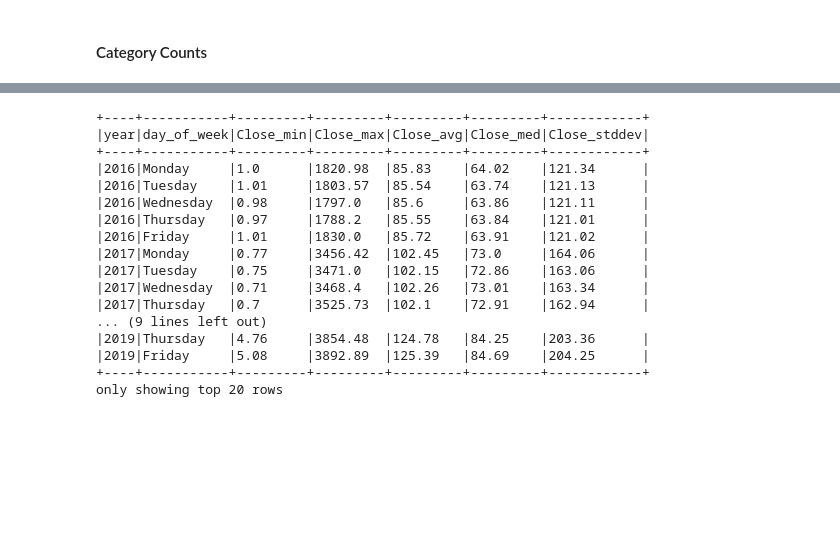
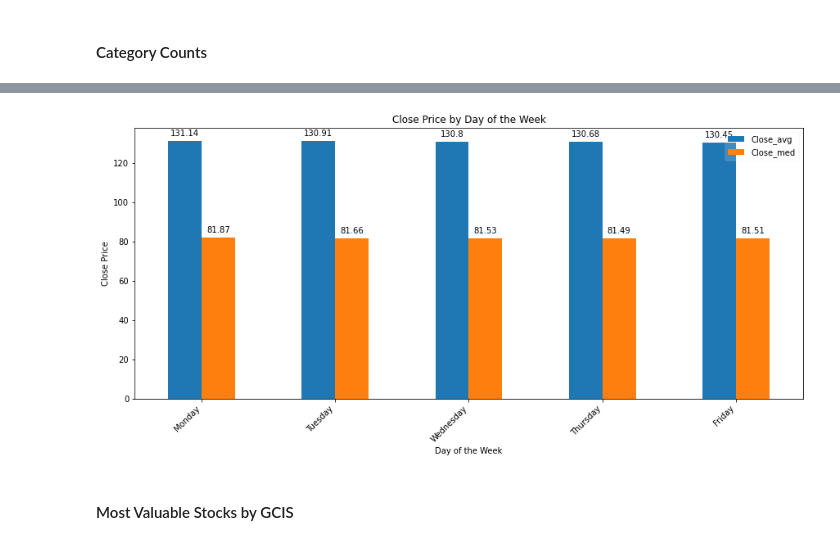
Before and after one commit to carlosmonsivais123/PySpark-SP500-Portfolio-Optimization, a Jupyter notebook: stock_eda.ipynb, the cells around one changed output, grey strips where cells are left out. Drawn from its saved outputs; the diff is of its cells as text; code cells hidden in the pictures; blank space fills up the shorter version.

```diff
--- a/stock_eda.ipynb
+++ b/stock_eda.ipynb
@@ -287,31 +311,39 @@ Distinct GICS Sector Count: 11, which includes:
 # %%
-stock_df_new.groupBy('year', 'day_of_week')\
+best_time_to_buy = stock_df_new.groupBy('day_of_week')\
 .agg(F.round(min('Close'), 2).alias('Close_min'),
      F.round(max('Close'), 2).alias('Close_max'),
      F.round(avg('Close'), 2).alias('Close_avg'),
      F.round(F.percentile_approx("Close", 0.5), 2).alias("Close_med"),
      F.round(stddev('Close'), 2).alias('Close_stddev'))\
-.orderBy('year',
-         when(col("day_of_week") == "Monday", 1)\
+.orderBy(when(col("day_of_week") == "Monday", 1)\
          .when(col("day_of_week") == "Tuesday", 2)\
          .when(col("day_of_week") == "Wednesday", 3)\
          .when(col("day_of_week") == "Thursday", 4)\
-         .when(col("day_of_week") == "Friday", 5)).show(truncate=False)
+         .when(col("day_of_week") == "Friday", 5))
-# %% [output]
-+----+-----------+---------+---------+---------+---------+------------+
-|year|day_of_week|Close_min|Close_max|Close_avg|Close_med|Close_stddev|
-+----+-----------+---------+---------+---------+---------+------------+
-|2016|Monday     |1.0      |1820.98  |85.83    |64.02    |121.34      |
-|2016|Tuesday    |1.01     |1803.57  |85.54    |63.74    |121.13      |
-|2016|Wednesday  |0.98     |1797.0   |85.6     |63.86    |121.11      |
-|2016|Thursday   |0.97     |1788.2   |85.55    |63.84    |121.01      |
-|2016|Friday     |1.01     |1830.0   |85.72    |63.91    |121.02      |
-|2017|Monday     |0.77     |3456.42  |102.45   |73.0     |164.06      |
-|2017|Tuesday    |0.75     |3471.0   |102.15   |72.86    |163.06      |
-|2017|Wednesday  |0.71     |3468.4   |102.26   |73.01    |163.34      |
-|2017|Thursday   |0.7      |3525.73  |102.1    |72.91    |162.94      |
-... (9 lines left out)
-|2019|Thursday   |4.76     |3854.48  |124.78   |84.25    |203.36      |
-|2019|Friday     |5.08     |3892.89  |125.39   |84.69    |204.25      |
-+----+-----------+---------+---------+---------+---------+------------+
-only showing top 20 rows
+# %%
+best_time_to_buy_df = best_time_to_buy.toPandas()
+best_time_to_buy_df["Close_med"] = best_time_to_buy_df["Close_med"].astype(float).round(2)
+best_time_to_buy_df["Close_avg"] = best_time_to_buy_df["Close_avg"].astype(float).round(2)
+# %%
+fig, ax1 = plt.subplots(figsize=(12,6))
+best_day_plot = best_time_to_buy_df[["day_of_week", "Close_avg", "Close_med"]].plot.bar(x='day_of_week', ax=ax1)
+
+
+for p in best_day_plot.patches:
+    best_day_plot.annotate(format(p.get_height()),
+                   (p.get_x() + p.get_width() / 2., p.get_height()),
+                   ha='center', va='center',
+                   xytext=(0, 9),
+                   textcoords='offset points')
+
+plt.tight_layout()
+plt.xticks(rotation=45, ha="right")
+plt.xlabel("Day of the Week")
+plt.ylabel("Close Price")
+plt.title("Close Price by Day of the Week")
+plt.legend(loc="upper right", framealpha=0.15)
+plt.show()
+# %% [output]
+[figure, added]
+# %% [markdown]
+#### Most Valuable Stocks by GCIS
```
Also changed, not shown: parts of 13 cells of this notebook.
